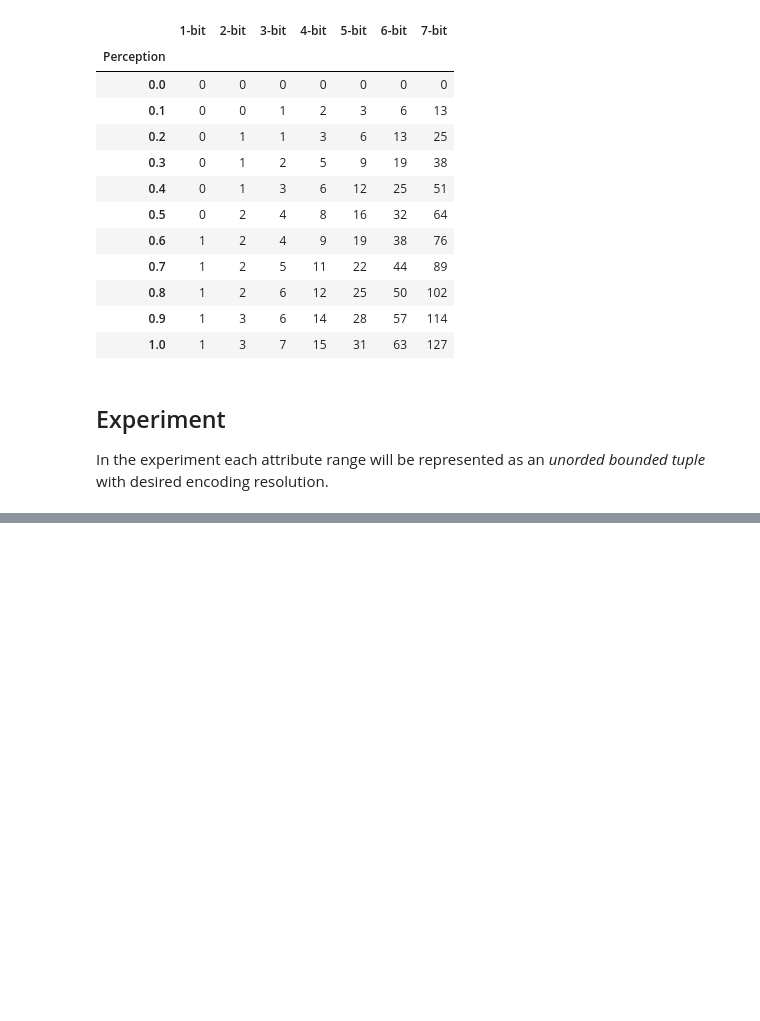
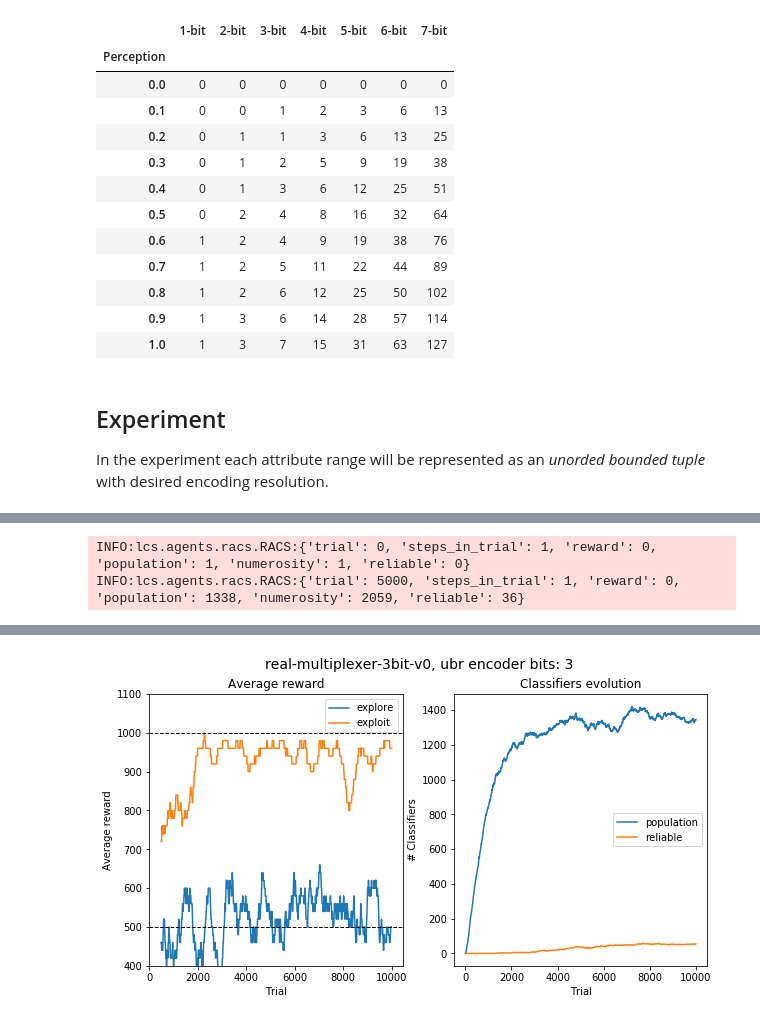
Before and after one commit to ParrotPrediction/pyalcs, a Jupyter notebook: docs/source/notebooks/rACS in Real-Multiplexer.ipynb, the cells around one changed output, grey strips where cells are left out. Drawn from its saved outputs; the diff is of its cells as text; code cells hidden in the pictures; blank space fills up the shorter version.

```diff
--- a/docs/source/notebooks/rACS in Real-Multiplexer.ipynb
+++ b/docs/source/notebooks/rACS in Real-Multiplexer.ipynb
@@ -186,0 +208,6 @@ plt.show()
+# %%
+%%time
+evaluate(rmpx, encoder_bits=3, trials=20_000)
+# %% [output]
+INFO:lcs.agents.racs.RACS:{'trial': 0, 'steps_in_trial': 1, 'reward': 0, 'population': 1, 'numerosity': 1, 'reliable': 0}
+INFO:lcs.agents.racs.RACS:{'trial': 5000, 'steps_in_trial': 1, 'reward': 0, 'population': 1338, 'numerosity': 2059, 'reliable': 36}
@@ -186,0 +216 @@ plt.show()
+[figure, added]
```
Also changed, not shown: parts of 25 cells of this notebook, 9 other files.
